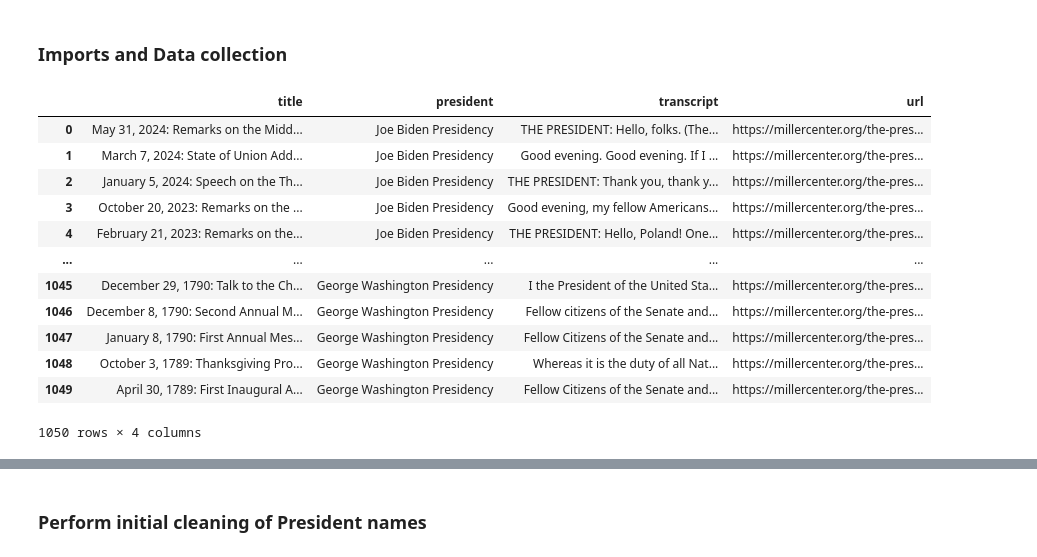
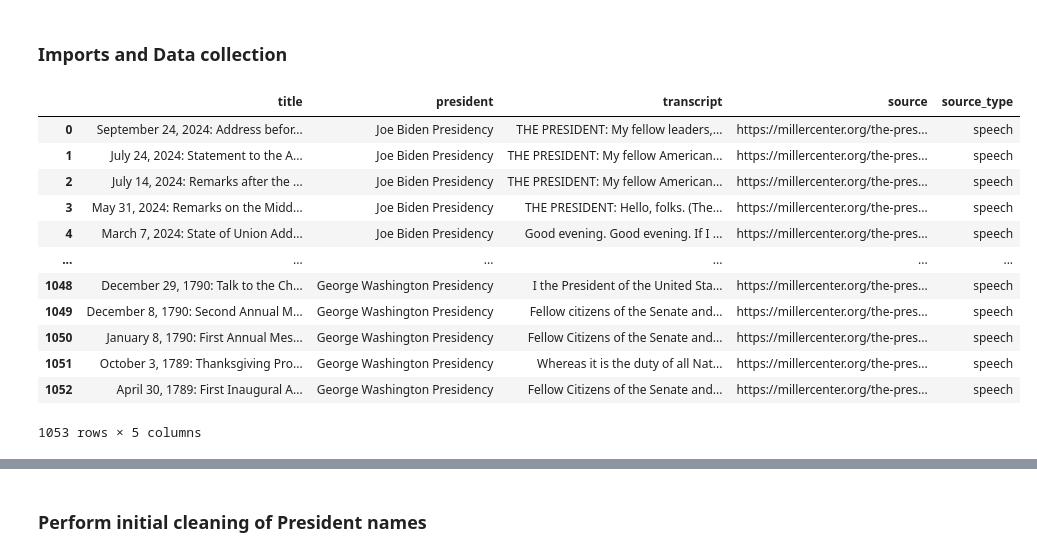
Before and after one commit to ethanvert/RAG, a Jupyter notebook: RAG/backend/data/eda.ipynb, the cells around one changed output, grey strips where cells are left out. Saved outputs shown, nothing was run; the diff lists cells and outputs as text; code cells hidden in the pictures.

```diff
--- a/RAG/backend/data/eda.ipynb
+++ b/RAG/backend/data/eda.ipynb
@@ -10,20 +10,22 @@ import seaborn as sns
 import os
 import re
 # %%
-ts = pd.read_csv('presidential_speeches.csv')
+ts_raw = pd.read_csv('presidential_speeches.csv')
+faq_df_raw = pd.read_csv('whitehouse_faq.csv')
+bios_df_raw = pd.read_csv('whitehouse_bios.csv')
 # %%
-ts
+ts_raw
 # %% [output]
-|  | title | president | transcript | url |
-| 0 | May 31, 2024: Remarks on the Midd... | Joe Biden Presidency | THE PRESIDENT: Hello, folks. (The... | https://millercenter.org/the-pres... |
-| 1 | March 7, 2024: State of Union Add... | Joe Biden Presidency | Good evening. Good evening. If I ... | https://millercenter.org/the-pres... |
-| 2 | January 5, 2024: Speech on the Th... | Joe Biden Presidency | THE PRESIDENT: Thank you, thank y... | https://millercenter.org/the-pres... |
-| 3 | October 20, 2023: Remarks on the ... | Joe Biden Presidency | Good evening, my fellow Americans... | https://millercenter.org/the-pres... |
-| 4 | February 21, 2023: Remarks on the... | Joe Biden Presidency | THE PRESIDENT: Hello, Poland! One... | https://millercenter.org/the-pres... |
-| ... | ... | ... | ... | ... |
-| 1045 | December 29, 1790: Talk to the Ch... | George Washington Presidency | I the President of the United Sta... | https://millercenter.org/the-pres... |
-| 1046 | December 8, 1790: Second Annual M... | George Washington Presidency | Fellow citizens of the Senate and... | https://millercenter.org/the-pres... |
-| 1047 | January 8, 1790: First Annual Mes... | George Washington Presidency | Fellow Citizens of the Senate and... | https://millercenter.org/the-pres... |
-| 1048 | October 3, 1789: Thanksgiving Pro... | George Washington Presidency | Whereas it is the duty of all Nat... | https://millercenter.org/the-pres... |
-| 1049 | April 30, 1789: First Inaugural A... | George Washington Presidency | Fellow Citizens of the Senate and... | https://millercenter.org/the-pres... |
+|  | title | president | transcript | source | source_type |
+| 0 | September 24, 2024: Address befor... | Joe Biden Presidency | THE PRESIDENT: My fellow leaders,... | https://millercenter.org/the-pres... | speech |
+| 1 | July 24, 2024: Statement to the A... | Joe Biden Presidency | THE PRESIDENT: My fellow American... | https://millercenter.org/the-pres... | speech |
+| 2 | July 14, 2024: Remarks after the ... | Joe Biden Presidency | THE PRESIDENT: My fellow American... | https://millercenter.org/the-pres... | speech |
+| 3 | May 31, 2024: Remarks on the Midd... | Joe Biden Presidency | THE PRESIDENT: Hello, folks. (The... | https://millercenter.org/the-pres... | speech |
+| 4 | March 7, 2024: State of Union Add... | Joe Biden Presidency | Good evening. Good evening. If I ... | https://millercenter.org/the-pres... | speech |
+| ... | ... | ... | ... | ... | ... |
+| 1048 | December 29, 1790: Talk to the Ch... | George Washington Presidency | I the President of the United Sta... | https://millercenter.org/the-pres... | speech |
+| 1049 | December 8, 1790: Second Annual M... | George Washington Presidency | Fellow citizens of the Senate and... | https://millercenter.org/the-pres... | speech |
+| 1050 | January 8, 1790: First Annual Mes... | George Washington Presidency | Fellow Citizens of the Senate and... | https://millercenter.org/the-pres... | speech |
+| 1051 | October 3, 1789: Thanksgiving Pro... | George Washington Presidency | Whereas it is the duty of all Nat... | https://millercenter.org/the-pres... | speech |
+| 1052 | April 30, 1789: First Inaugural A... | George Washington Presidency | Fellow Citizens of the Senate and... | https://millercenter.org/the-pres... | speech |
-1050 rows × 4 columns
+1053 rows × 5 columns
```
Also changed, not shown: parts of 37 cells of this notebook, 2 other files.
